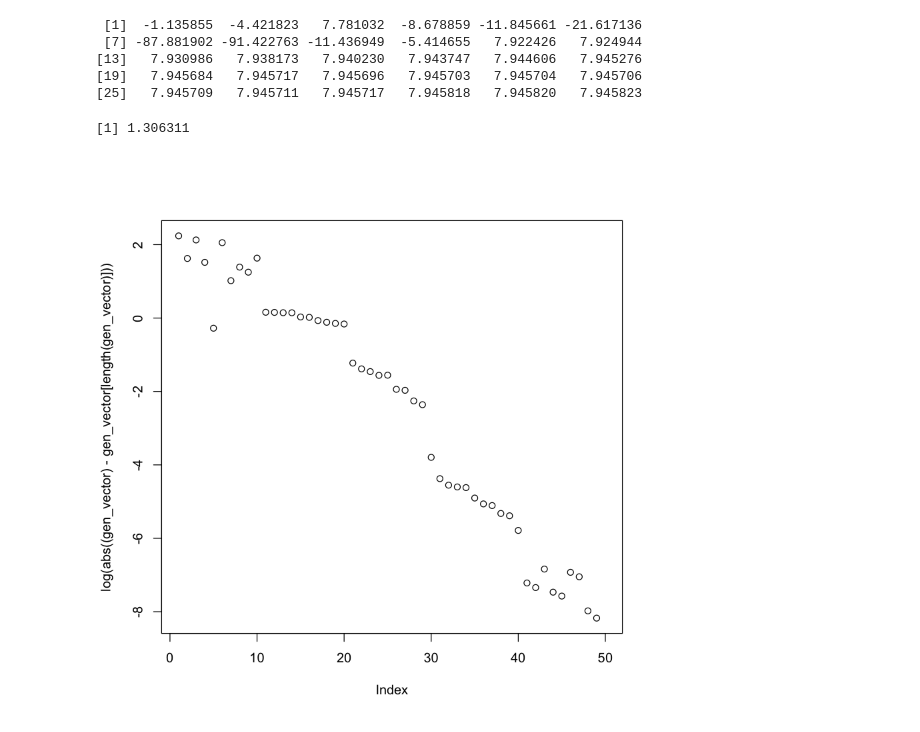
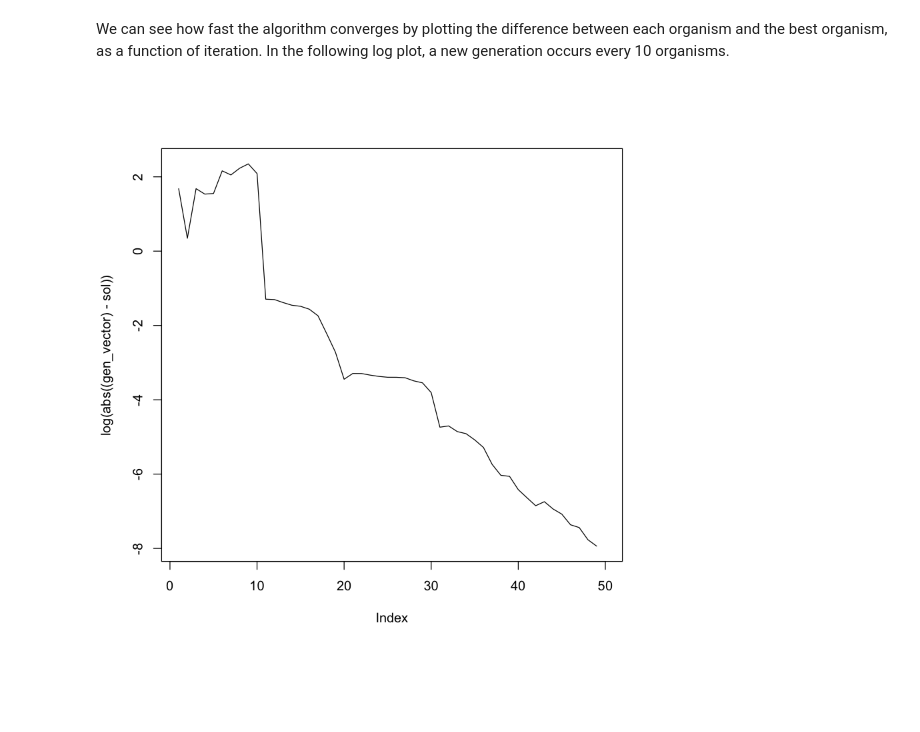
Before and after one commit to franklinmarsh/computational_statistics, a Jupyter notebook: lab2.ipynb, the cells around one changed output. Cells and saved outputs as stored; diff of their text form; code cells hidden in the pictures; blank space fills up the shorter version.

```diff
--- a/lab2.ipynb
+++ b/lab2.ipynb
@@ -124,8 +178,0 @@ final_xy
-# %%
-final_xy$f.gen_vector.
-# %% [output]
- [1]  -1.135855  -4.421823   7.781032  -8.678859 -11.845661 -21.617136
- [7] -87.881902 -91.422763 -11.436949  -5.414655   7.922426   7.924944
-[13]   7.930986   7.938173   7.940230   7.943747   7.944606   7.945276
-[19]   7.945684   7.945717   7.945696   7.945703   7.945704   7.945706
-[25]   7.945709   7.945711   7.945717   7.945818   7.945820   7.945823
@@ -134,10 +179,6 @@ sol <- tail(final_xy[order(final_xy$f.gen_vector),],1)$gen_vector
-# %%
-sol
-# %% [output]
-[1] 1.306311
-# %%
-gen_vector <- unlist(generations)
-
-plot(log(abs((gen_vector) - gen_vector[length(gen_vector)])))
-# %% [output]
-[figure, removed]
+# %% [markdown]
+We can see how fast the algorithm converges by plotting the difference between each organism and the best organism, as a function of iteration. In the following log plot, a new generation occurs every 10 organisms.
+# %%
+plot(log(abs((gen_vector) - sol)), type = 'l')
+# %% [output]
+[figure, added]
```
Also changed, not shown: parts of 23 cells of this notebook, 1 other file.
